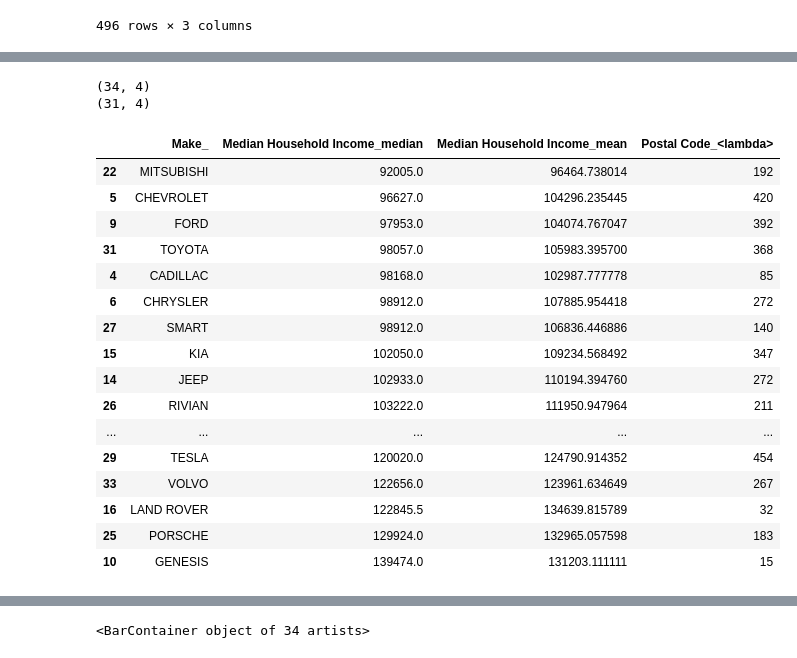
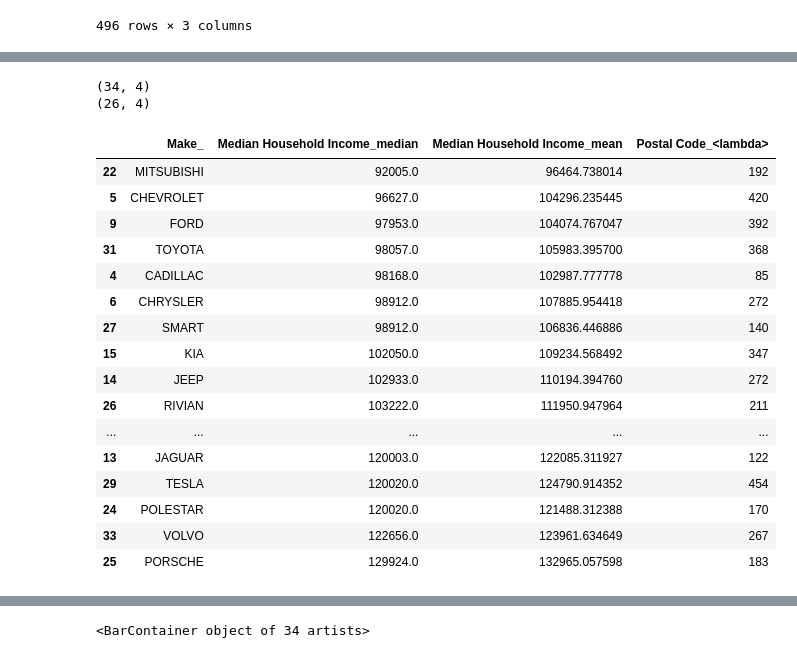
Before and after one commit to caelwillis/group-4-proj-1, a Jupyter notebook: Census-vs-EV-ownership.ipynb, the cells around one changed output, grey strips where cells are left out. Cells and saved outputs as stored; diff of their text form; code cells hidden in the pictures.

```diff
--- a/Census-vs-EV-ownership.ipynb
+++ b/Census-vs-EV-ownership.ipynb
@@ -215,29 +171,29 @@ Name: count, Length: 490, dtype: int64
 # %%
 clean_ev_cen = ev_cen.groupby('Make').agg({'Median Household Income':['median','mean'],
                            'Postal Code':lambda x: x.nunique()}).reset_index()
 clean_ev_cen.columns = clean_ev_cen.columns.map('_'.join)
 print(clean_ev_cen.shape)
-clean_ev_cen_filtered = clean_ev_cen[clean_ev_cen['Postal Code_<lambda>']>10]
+clean_ev_cen_filtered = clean_ev_cen[clean_ev_cen['Postal Code_<lambda>']>50]
 #                                      np.nanquantile(clean_ev_cen['Postal Code_<lambda>'],0.025)]
 print(clean_ev_cen_filtered.shape)
 clean_ev_cen_filtered.sort_values('Median Household Income_median')
 # %% [output]
 (34, 4)
-(31, 4)
+(26, 4)
 |  | Make_ | Median Household Income_median | Median Household Income_mean | Postal Code_<lambda> |
 | 22 | MITSUBISHI | 92005.0 | 96464.738014 | 192 |
 | 5 | CHEVROLET | 96627.0 | 104296.235445 | 420 |
 | 9 | FORD | 97953.0 | 104074.767047 | 392 |
 | 31 | TOYOTA | 98057.0 | 105983.395700 | 368 |
 | 4 | CADILLAC | 98168.0 | 102987.777778 | 85 |
 | 6 | CHRYSLER | 98912.0 | 107885.954418 | 272 |
 | 27 | SMART | 98912.0 | 106836.446886 | 140 |
 | 15 | KIA | 102050.0 | 109234.568492 | 347 |
 | 14 | JEEP | 102933.0 | 110194.394760 | 272 |
 | 26 | RIVIAN | 103222.0 | 111950.947964 | 211 |
 | ... | ... | ... | ... | ... |
+| 13 | JAGUAR | 120003.0 | 122085.311927 | 122 |
 | 29 | TESLA | 120020.0 | 124790.914352 | 454 |
+| 24 | POLESTAR | 120020.0 | 121488.312388 | 170 |
 | 33 | VOLVO | 122656.0 | 123961.634649 | 267 |
-| 16 | LAND ROVER | 122845.5 | 134639.815789 | 32 |
 | 25 | PORSCHE | 129924.0 | 132965.057598 | 183 |
-| 10 | GENESIS | 139474.0 | 131203.111111 | 15 |
```
Also changed, not shown: parts of 24 cells of this notebook.
